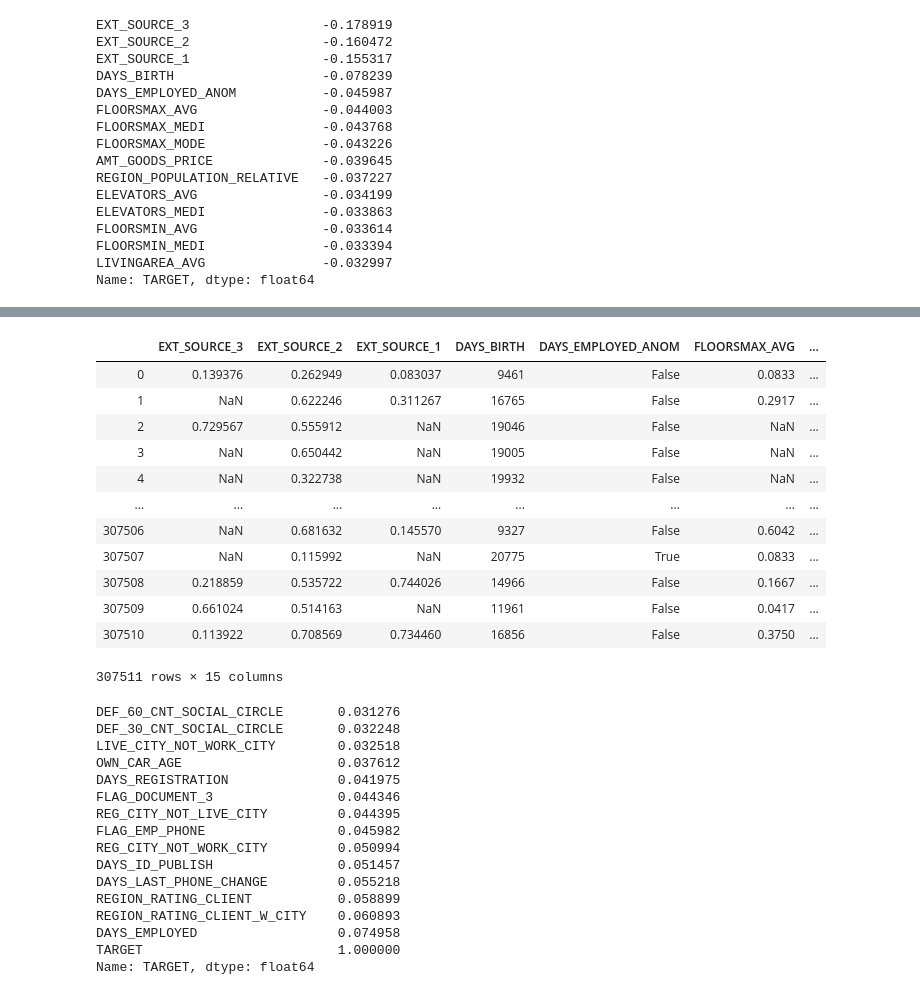
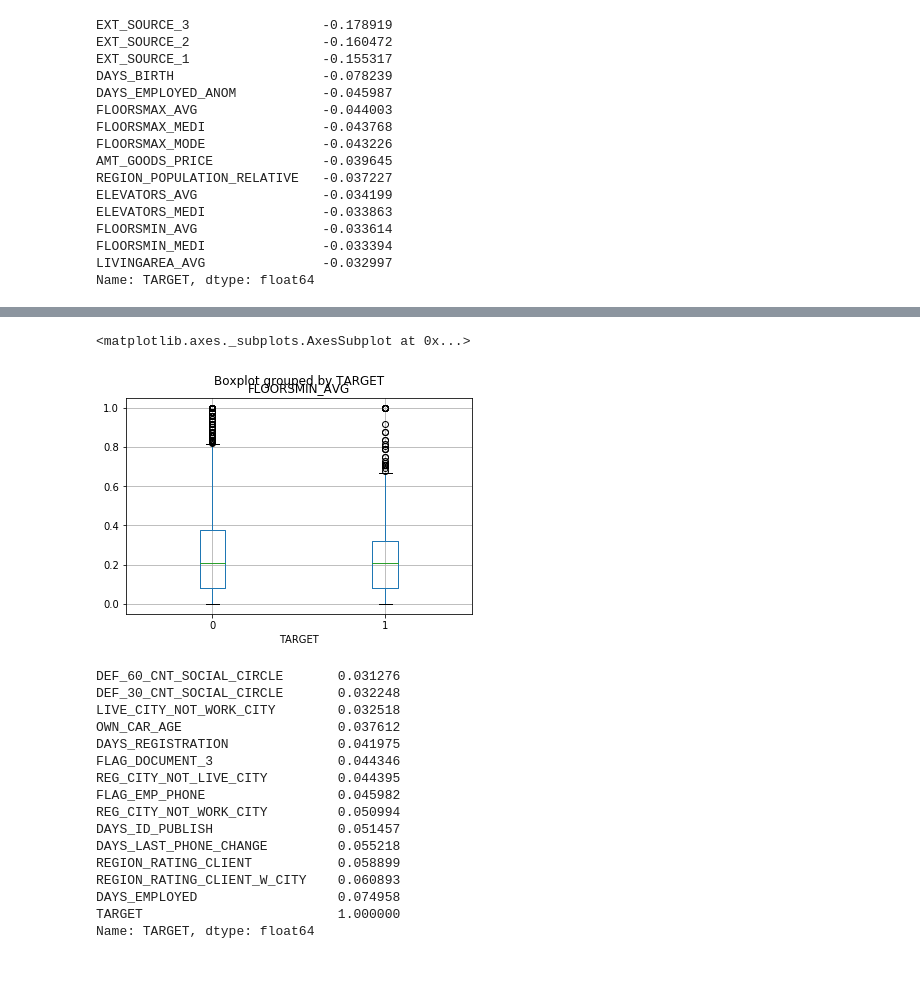
Before and after one commit to yicchen15/4th-ML100Days, a Jupyter notebook: homework/Day_015_HW.ipynb, the cells around one changed output, grey strips where cells are left out. Drawn from its saved outputs; the diff is of its cells as text; code cells hidden in the pictures.

```diff
--- a/homework/Day_015_HW.ipynb
+++ b/homework/Day_015_HW.ipynb
@@ -118,19 +116,8 @@ for i in range(0,15,5):
-# %%
-df
-# %% [output]
-|  | EXT_SOURCE_3 | EXT_SOURCE_2 | EXT_SOURCE_1 | DAYS_BIRTH | DAYS_EMPLOYED_ANOM | FLOORSMAX_AVG | ... |
-| 0 | 0.139376 | 0.262949 | 0.083037 | 9461 | False | 0.0833 | ... |
-| 1 | NaN | 0.622246 | 0.311267 | 16765 | False | 0.2917 | ... |
-| 2 | 0.729567 | 0.555912 | NaN | 19046 | False | NaN | ... |
-| 3 | NaN | 0.650442 | NaN | 19005 | False | NaN | ... |
-| 4 | NaN | 0.322738 | NaN | 19932 | False | NaN | ... |
-| ... | ... | ... | ... | ... | ... | ... | ... |
-| 307506 | NaN | 0.681632 | 0.145570 | 9327 | False | 0.6042 | ... |
-| 307507 | NaN | 0.115992 | NaN | 20775 | True | 0.0833 | ... |
-| 307508 | 0.218859 | 0.535722 | 0.744026 | 14966 | False | 0.1667 | ... |
-| 307509 | 0.661024 | 0.514163 | NaN | 11961 | False | 0.0417 | ... |
-| 307510 | 0.113922 | 0.708569 | 0.734460 | 16856 | False | 0.3750 | ... |
-307511 rows × 15 columns
+# %%
+app_train.boxplot(by='TARGET', column='FLOORSMIN_AVG')
+# %% [output]
+<matplotlib.axes._subplots.AxesSubplot at 0x...>
+[figure, added]
 # %%
 corr.tail(15)
 # %% [output]
```
Also changed, not shown: parts of 2 cells of this notebook.
